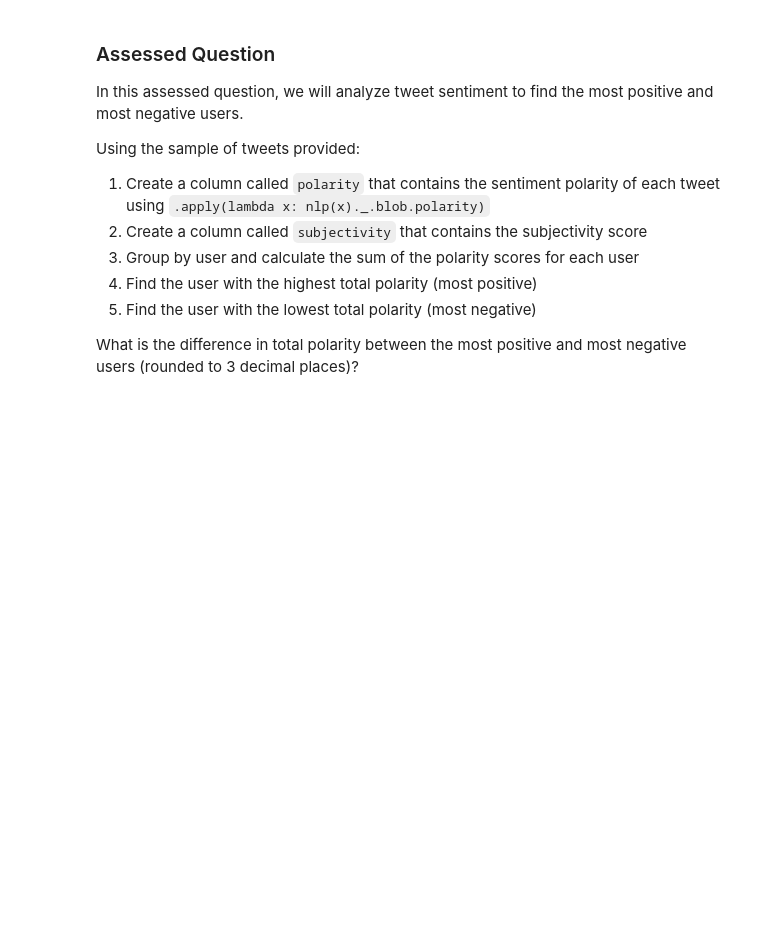
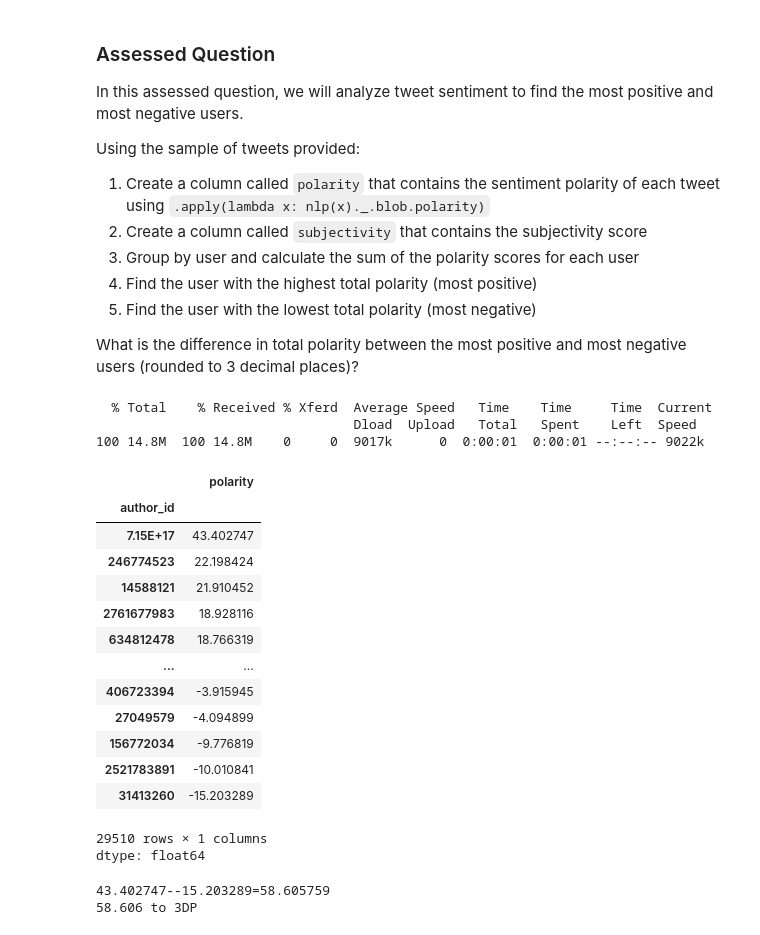
Before and after one commit to shiraparnes/QM2, a Jupyter notebook: notebooks_2025_option_2/W04. Natural Language Processing.ipynb, the cells around one changed output. Cells and saved outputs as stored; diff of their text form; code cells hidden in the pictures; blank space fills up the shorter version.

```diff
--- a/notebooks_2025_option_2/W04. Natural Language Processing.ipynb
+++ b/notebooks_2025_option_2/W04. Natural Language Processing.ipynb
@@ -665,3 +617,38 @@ Using the sample of tweets provided:
 5. Find the user with the lowest total polarity (most negative)
 
 What is the difference in total polarity between the most positive and most negative users (rounded to 3 decimal places)?
+# %%
+!curl https://storage.googleapis.com/qm2/wk4/Exxon_tweets_clean.csv -o data/wk4/Exxon_tweets_clean.csv
+
+tweets=pd.read_csv('data/wk4/Exxon_tweets_clean.csv')
+tweets
+
+tweets['polarity']= tweets['text'].apply(lambda x: nlp(x)._.blob.polarity)
+tweets['subjectivity']= tweets['text'].apply(lambda x: nlp(x)._.blob.subjectivity)
+
+tweets.groupby('author_id')['polarity'].sum().sort_values(ascending=False)
+# %% [output]
+  % Total    % Received % Xferd  Average Speed   Time    Time     Time  Current
+                                 Dload  Upload   Total   Spent    Left  Speed
+100 14.8M  100 14.8M    0     0  9017k      0  0:00:01  0:00:01 --:--:-- 9022k
+|  | polarity |
+| author_id |  |
+| 7.15E+17 | 43.402747 |
+| 246774523 | 22.198424 |
+| 14588121 | 21.910452 |
+| 2761677983 | 18.928116 |
+| 634812478 | 18.766319 |
+| ... | ... |
+| 406723394 | -3.915945 |
+| 27049579 | -4.094899 |
+| 156772034 | -9.776819 |
+| 2521783891 | -10.010841 |
+| 31413260 | -15.203289 |
+29510 rows × 1 columns
+dtype: float64
+# %%
+print("43.402747--15.203289=58.605759")
+print("58.606 to 3DP")
+# %% [output]
+43.402747--15.203289=58.605759
+58.606 to 3DP
```
Also changed, not shown: parts of 15 cells of this notebook.
